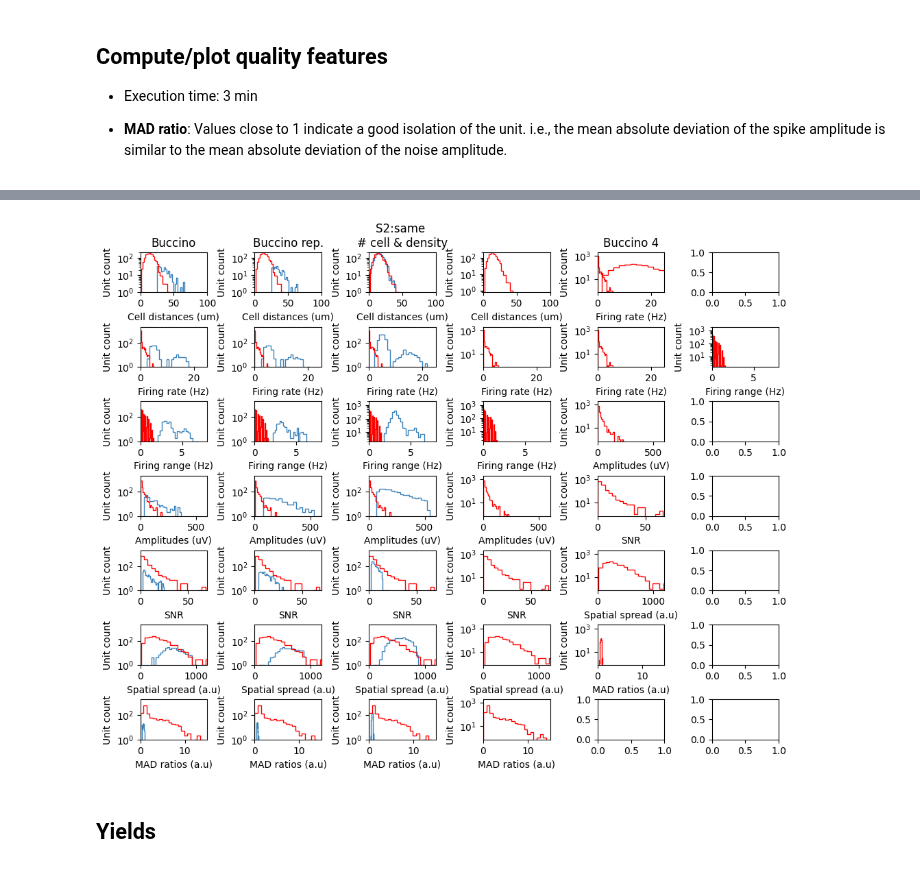
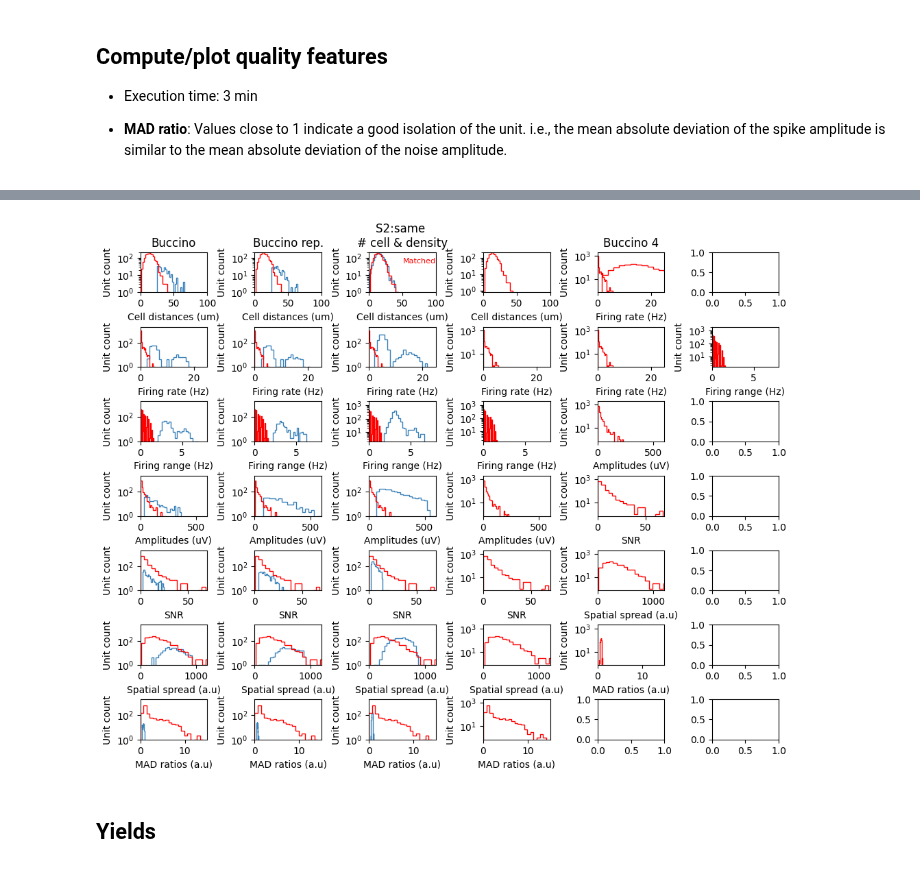
Before and after one commit to steevelaquitaine/spikebias, a Jupyter notebook: notebooks/4_reviews/fig04_pros_of_added_details_v3.ipynb, the cells around one changed output, grey strips where cells are left out. Cells and saved outputs as stored; diff of their text form; code cells hidden in the pictures.

```diff
--- a/notebooks/4_reviews/fig04_pros_of_added_details_v3.ipynb
+++ b/notebooks/4_reviews/fig04_pros_of_added_details_v3.ipynb
@@ -991,7 +993,7 @@ snrs_ns = get_waveform_snr(WeGtNS)
 spreads_ns = get_spatial_spread_all_units(RECORDING_NS_PATH, WAVEFORM_GT_NS_PATH, ms_before=3, ms_after=3, peak_sign="neg")
 mad_ratios_ns = get_mad_ratios(WeGtNS)
 
-# ORIGINAL BUCCINO  ----------------------
+# BUCCINO  ----------------------
 
 # cell-to-cell distances
 cell_distance = get_cell_to_cell_distances(GtBucci)
@@ -1028,7 +1030,7 @@ mad_ratios = get_mad_ratios(WeGtBucci)
 plot_mad_ratio_distribution(axes[6,0], mad_ratios, title='', ylim=(0,YLIM), xlim=(0,15))
 plot_mad_ratio_distribution(axes[6,0], mad_ratios_ns, title='', ylim=(0,YLIM), xlim=(0,15), edgecolor='r', facecolor='None', ylogscale=True)
 
-# BUCCINO REP ---------------------
+# BUCCINO REPLICATE ---------------------
 
 cell_distance = get_cell_to_cell_distances(GtRep)
 plot_cell_to_cell_distances(axes[0,1], cell_distance, title='Buccino rep.', ylim=(0,210), xlim=(0,100))
@@ -1063,6 +1065,7 @@ plot_mad_ratio_distribution(axes[6,1], mad_ratios_ns, title='', ylim=(0,YLIM), x
 cell_distance = get_cell_to_cell_distances(GtS2)
 plot_cell_to_cell_distances(axes[0,2], cell_distance, title='S2:same \n# cell & density', ylim=(0,210), xlim=(0,100))
 plot_cell_to_cell_distances(axes[0,2], cell_distance_ns, title='', ylim=(0,210), xlim=(0,100), edgecolor='r', facecolor='None', ylogscale=True)
+axes[0,2].text(100,100, 'Matched', ha='right', va='top', fontsize=8, color='red')
 
 firing_rates = get_firing_rates(GtS2, duration_s=600) # our S2
 plot_firing_rate_distribution(axes[1,2], firing_rates, title='', ylim=(0,YLIM), xlim=(0,25))
@@ -1155,10 +1158,10 @@ plot_mad_ratio_distribution(axes[5,4], mad_ratios, title='', ylim=(0,YLIM), xlim
 
 # CELL POSITIONS -----------------------
 
-# distances to electrode
+# distribution of distances to electrode [TODO]
 
 fig.tight_layout(pad=0.1)
 
 # save fig
-plt.savefig("figures/7_reviews/figxx_pros_of_added_details_1.svg", **savefig_cfg)
+plt.savefig("figures/7_reviews/figA_pros_of_details_matching_features.svg", **savefig_cfg)
 # %% [output]
@@ -1167,4 +1170,4 @@ Wall time: 1min 11s
-[figure, old version]
+[figure, new version]
 # %% [markdown]
 ## Yields
 # %%
```
Also changed, not shown: parts of 11 cells of this notebook.
